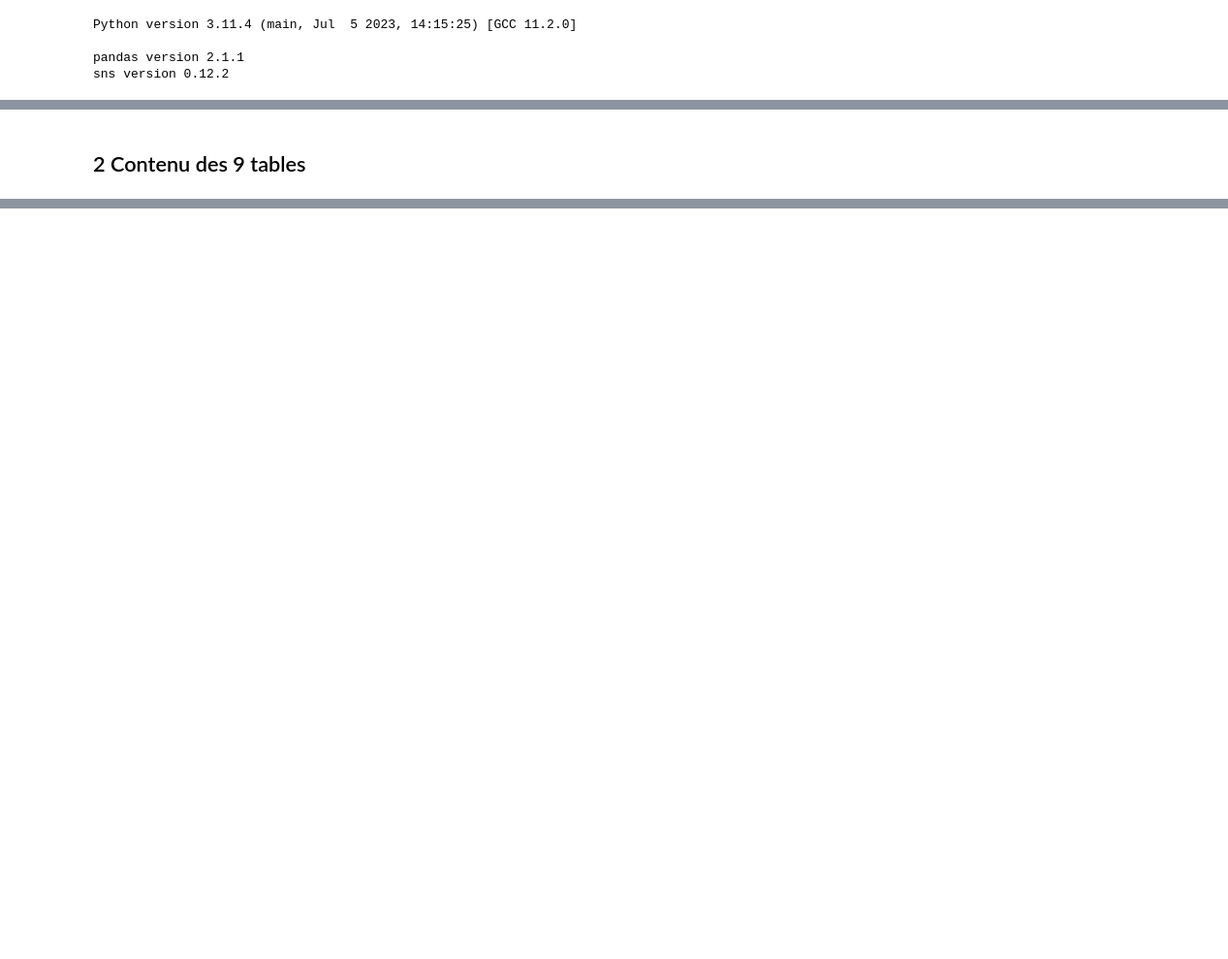
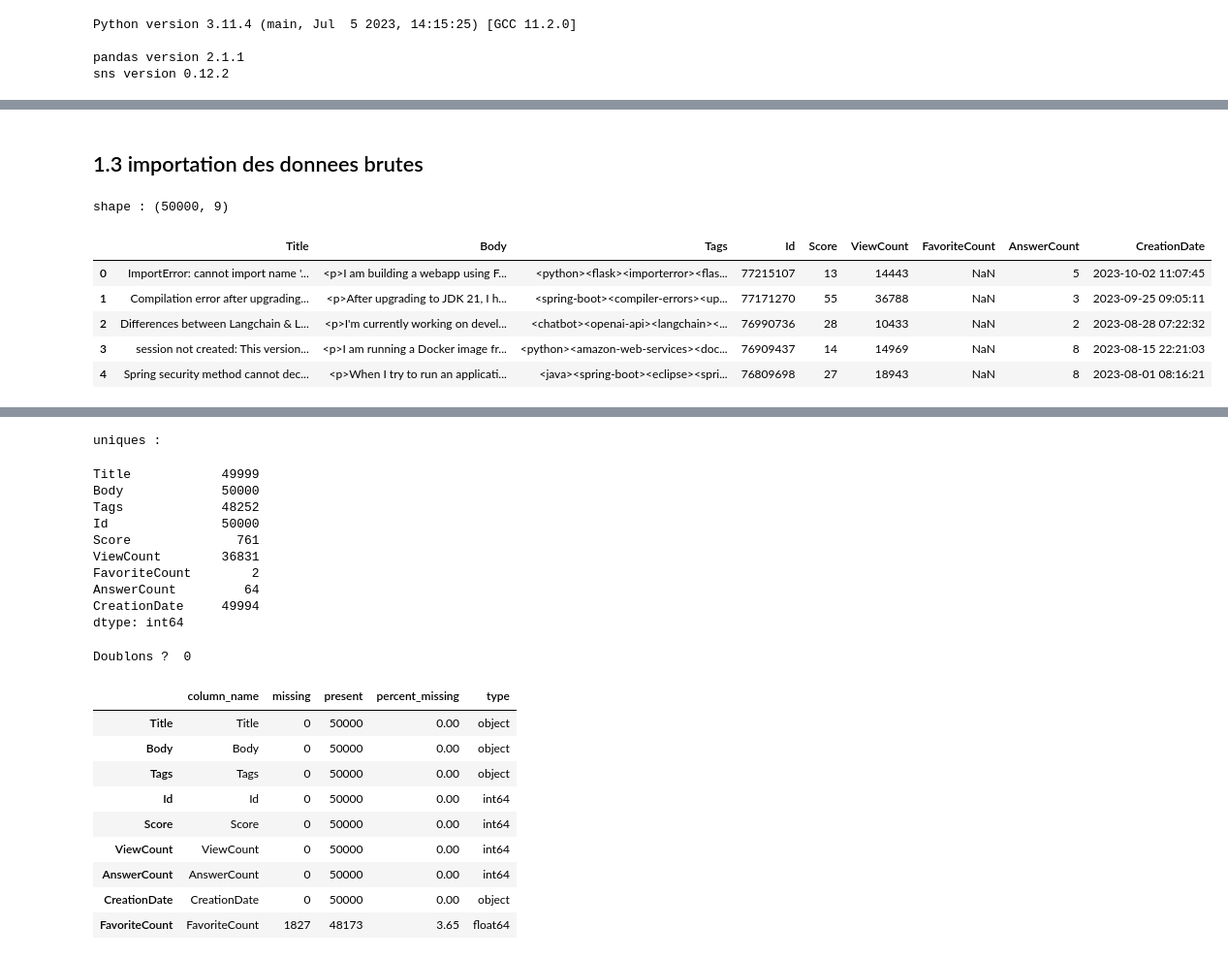
Before and after one commit to Kiwinokoto/ML_student, a Jupyter notebook: notebooks/Oudelet_Kevin_1_notebook_exploration_121123.ipynb, the cells around one changed output, grey strips where cells are left out. Shown: that part at 97% size. Cells and saved outputs as stored; diff of their text form; code cells hidden in the pictures; blank space fills up the shorter version.

```diff
--- a/notebooks/Oudelet_Kevin_1_notebook_exploration_121123.ipynb
+++ b/notebooks/Oudelet_Kevin_1_notebook_exploration_121123.ipynb
@@ -457,2 +457,27 @@ def get_colors(n=7):
-# %% [markdown]
-## 2 Contenu des 9 tables
+# %% [markdown]
+## 1.3 importation des donnees brutes
+# %%
+# Donnees compressées sinon on dépasse la limite /objet de Github (50Mb)
+
+# Specify the path to the zip file
+zip_file_path = './../data/raw_data/QueryResults.csv.zip'
+
+# Specify the directory where you want to extract the contents
+extract_to_dir = './../data/raw_data/QueryResults.csv'
+
+# Open the zip file
+with ZipFile(zip_file_path, 'r') as zip_ref:
+    # Extract all the contents into the specified directory
+    zip_ref.extractall(extract_to_dir)
+
+raw_data = pd.read_csv('./../data/raw_data/QueryResults.csv', sep=',')
+
+quick_look(raw_data)
+# %% [output]
+shape : (50000, 9)
+|  | Title | Body | Tags | Id | Score | ViewCount | FavoriteCount | AnswerCount | CreationDate |
+| 0 | ImportError: cannot import name '... | <p>I am building a webapp using F... | <python><flask><importerror><flas... | 77215107 | 13 | 14443 | NaN | 5 | 2023-10-02 11:07:45 |
+| 1 | Compilation error after upgrading... | <p>After upgrading to JDK 21, I h... | <spring-boot><compiler-errors><up... | 77171270 | 55 | 36788 | NaN | 3 | 2023-09-25 09:05:11 |
+| 2 | Differences between Langchain & L... | <p>I'm currently working on devel... | <chatbot><openai-api><langchain><... | 76990736 | 28 | 10433 | NaN | 2 | 2023-08-28 07:22:32 |
+| 3 | session not created: This version... | <p>I am running a Docker image fr... | <python><amazon-web-services><doc... | 76909437 | 14 | 14969 | NaN | 8 | 2023-08-15 22:21:03 |
+| 4 | Spring security method cannot dec... | <p>When I try to run an applicati... | <java><spring-boot><eclipse><spri... | 76809698 | 27 | 18943 | NaN | 8 | 2023-08-01 08:16:21 |
@@ -458,0 +490,22 @@ def get_colors(n=7):
+uniques :
+Title            49999
+Body             50000
+Tags             48252
+Id               50000
+Score              761
+ViewCount        36831
+FavoriteCount        2
+AnswerCount         64
+CreationDate     49994
+dtype: int64
+Doublons ?  0
+|  | column_name | missing | present | percent_missing | type |
+| Title | Title | 0 | 50000 | 0.00 | object |
+| Body | Body | 0 | 50000 | 0.00 | object |
+| Tags | Tags | 0 | 50000 | 0.00 | object |
+| Id | Id | 0 | 50000 | 0.00 | int64 |
+| Score | Score | 0 | 50000 | 0.00 | int64 |
+| ViewCount | ViewCount | 0 | 50000 | 0.00 | int64 |
+| AnswerCount | AnswerCount | 0 | 50000 | 0.00 | int64 |
+| CreationDate | CreationDate | 0 | 50000 | 0.00 | object |
+| FavoriteCount | FavoriteCount | 1827 | 48173 | 3.65 | float64 |
```
Also changed, not shown: parts of 7 cells of this notebook, 2 other files.
